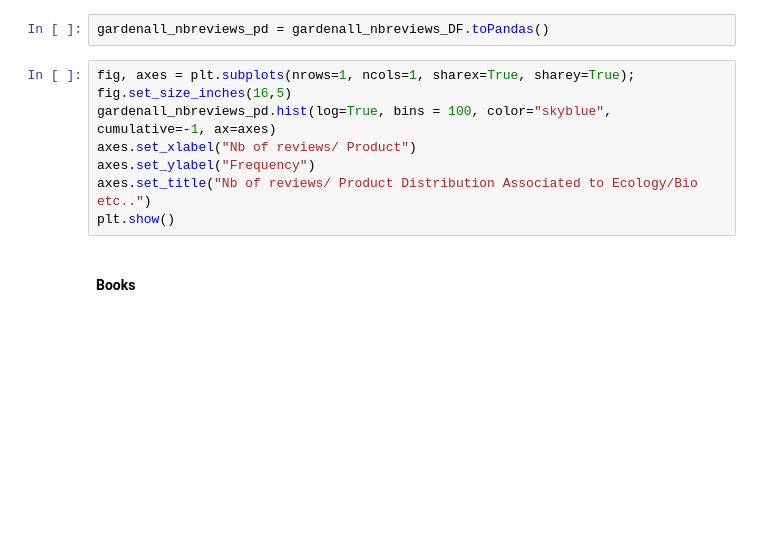
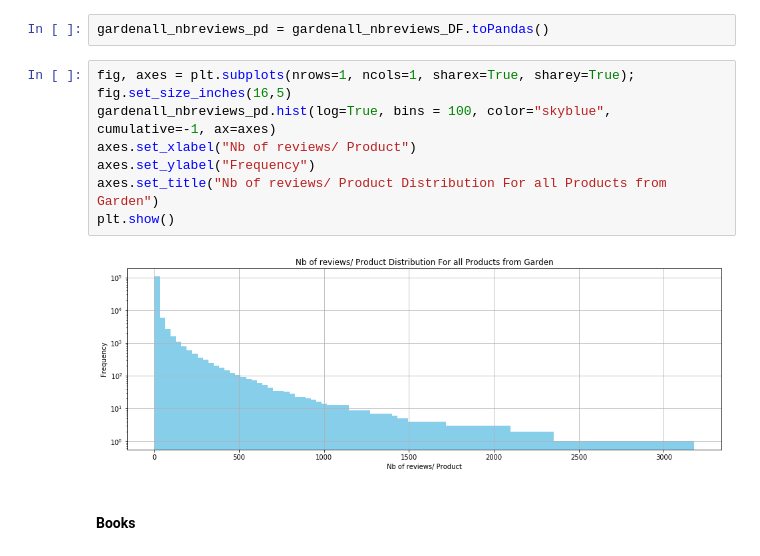
Before and after one commit to MaxencePPierre/ada-project, a Jupyter notebook: project_general.ipynb, the cells around one changed output. Saved outputs shown, nothing was run; the diff lists cells and outputs as text; blank space fills up the shorter version.

```diff
--- a/project_general.ipynb
+++ b/project_general.ipynb
@@ -433,10 +467,12 @@ gardenall_nbreviews_pd = gardenall_nbreviews_DF.toPandas()
 # %%
 fig, axes = plt.subplots(nrows=1, ncols=1, sharex=True, sharey=True); fig.set_size_inches(16,5)
 gardenall_nbreviews_pd.hist(log=True, bins = 100, color="skyblue", cumulative=-1, ax=axes)
 axes.set_xlabel("Nb of reviews/ Product")
 axes.set_ylabel("Frequency")
-axes.set_title("Nb of reviews/ Product Distribution Associated to Ecology/Bio etc..")
+axes.set_title("Nb of reviews/ Product Distribution For all Products from Garden")
 plt.show()
+# %% [output]
+[figure, added]
 # %% [markdown]
 <br>
 
```
Also changed, not shown: parts of 19 cells of this notebook.
